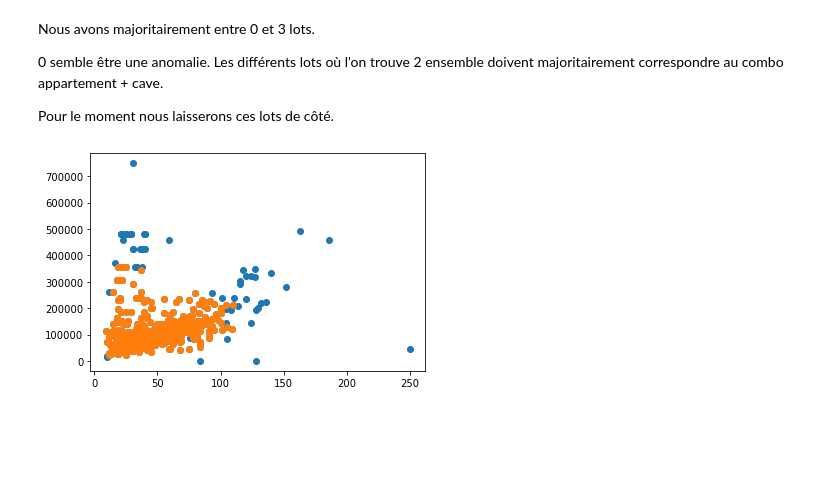
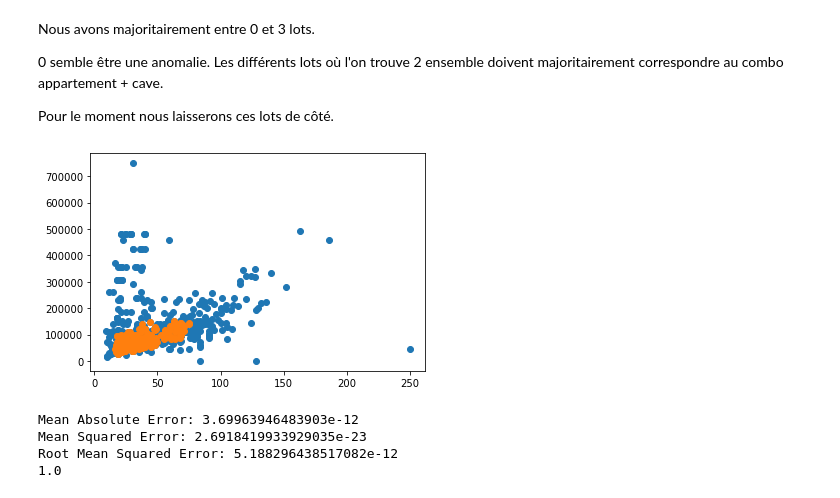
Before and after one commit to Authfix/immothep-data-science-exercice, a Jupyter notebook: src/immothep-prediction.ipynb, the cells around one changed output. Saved outputs shown, nothing was run; the diff lists cells and outputs as text; code cells hidden in the pictures; blank space fills up the shorter version.

```diff
--- a/src/immothep-prediction.ipynb
+++ b/src/immothep-prediction.ipynb
@@ -48,21 +46,50 @@ Nous avons majoritairement entre 0 et 3 lots.
 
 Pour le moment nous laisserons ces lots de côté.
 # %%
-local_anomaly_dataset = local_dataset[['Valeur fonciere', 'Date mutation', 'Surface reelle bati', "Nombre pieces principales"]]
+local_anomaly_dataset = local_dataset[['Valeur fonciere', 'Surface reelle bati', "Nombre pieces principales"]]
 
 plt.scatter(local_anomaly_dataset['Surface reelle bati'], local_anomaly_dataset['Valeur fonciere'])
 
-model = IsolationForest(contamination=float(0.1))
+model = IsolationForest(contamination=float(0.25))
 model.fit(local_anomaly_dataset[['Surface reelle bati', 'Valeur fonciere', "Nombre pieces principales"]])
 
 local_anomaly_dataset['scores']=model.decision_function(local_anomaly_dataset[['Surface reelle bati', 'Valeur fonciere', "Nombre pieces principales"]])
 local_anomaly_dataset['anomaly']=model.predict(local_anomaly_dataset[['Surface reelle bati', 'Valeur fonciere', "Nombre pieces principales"]])
 
 local_anomaly_dataset[local_anomaly_dataset['anomaly'] == 1]
 
 plt.scatter(local_anomaly_dataset[local_anomaly_dataset['anomaly'] == 1]['Surface reelle bati'], local_anomaly_dataset[local_anomaly_dataset['anomaly'] == 1]['Valeur fonciere'])
 
 local_anomaly_dataset = local_anomaly_dataset[local_anomaly_dataset['anomaly'] == 1]
 local_anomaly_dataset.drop(columns=['anomaly', 'scores'], inplace=True)
 # %% [output]
-[figure, old version]
+[figure, new version]
+# %%
+model_dataset = local_anomaly_dataset.copy()
+
+
+X = local_anomaly_dataset.iloc[:, :-1].values
+y = local_anomaly_dataset.iloc[:, 0].values
+
+from sklearn.model_selection import train_test_split
+X_train, X_test, y_train, y_test = train_test_split(X, y, test_size=0.2, random_state=0)
+
+from sklearn.linear_model import LinearRegression
+
+regressor = LinearRegression()
+regressor.fit(X_train, y_train)
+
+y_pred = regressor.predict(X_test)
+
+import numpy as np
+from sklearn import metrics
+print('Mean Absolute Error:', metrics.mean_absolute_error(y_test, y_pred))
+print('Mean Squared Error:', metrics.mean_squared_error(y_test, y_pred))
+print('Root Mean Squared Error:', np.sqrt(metrics.mean_squared_error(y_test, y_pred)))
+
+print(regressor.score(X, y))
+# %% [output]
+Mean Absolute Error: 3.69963946483903e-12
+Mean Squared Error: 2.6918419933929035e-23
+Root Mean Squared Error: 5.188296438517082e-12
+1.0
```
Also changed, not shown: parts of 1 cell of this notebook, 1 other file.
